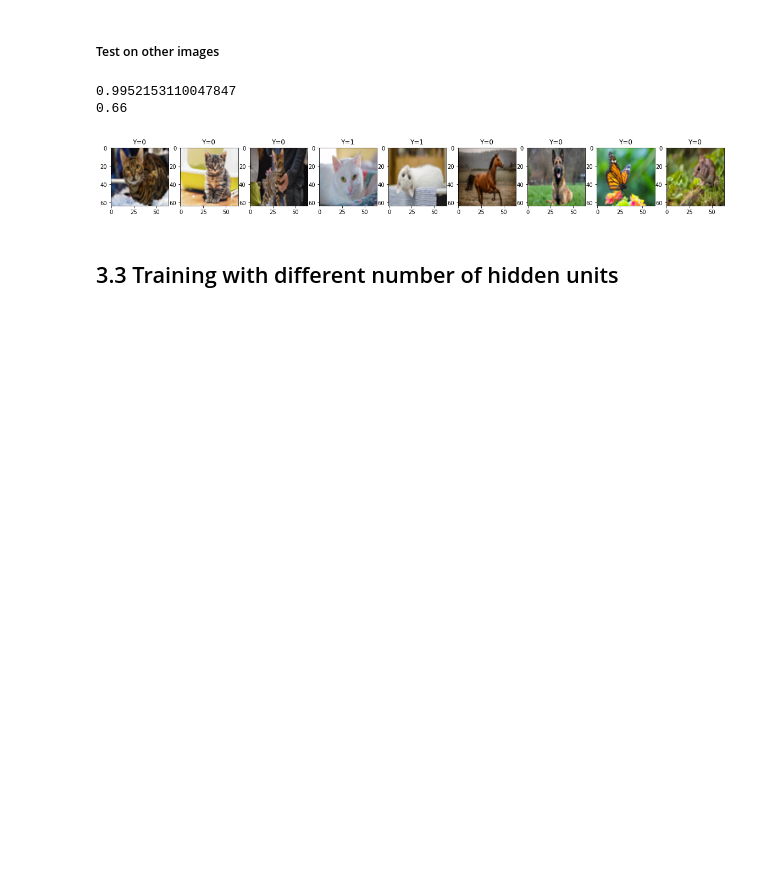
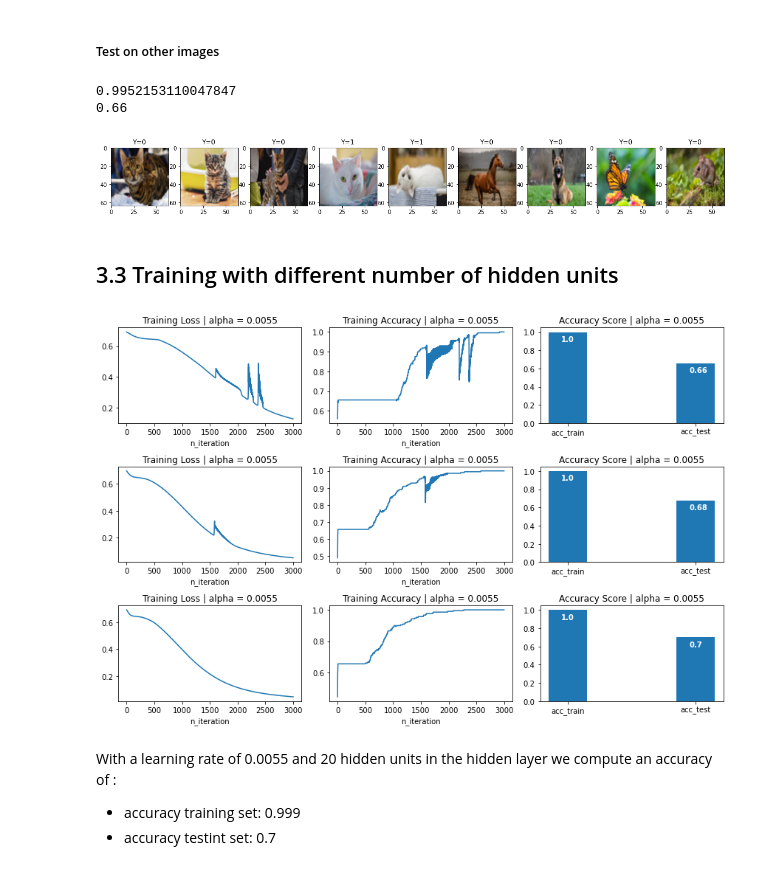
Before and after one commit to danchaud-vincent/deep-learning-specialization, a Jupyter notebook: 04-Neural Network with one hidden layer.ipynb, the cells around one changed output. Drawn from its saved outputs; the diff is of its cells as text; code cells hidden in the pictures; blank space fills up the shorter version.

Commit message:
l layer neural network

```diff
--- a/04-Neural Network with one hidden layer.ipynb
+++ b/04-Neural Network with one hidden layer.ipynb
@@ -852,3 +861,47 @@ for i,image_name in enumerate(images):
 [figure]
 # %% [markdown]
 ## 3.3 Training with different number of hidden units <a class="anchor" id="section_3_3"></a>
+# %%
+n_hidden_nodes = [2,10,20]
+n_iter = 3000
+learning_rate = 0.0055
+
+fig, axs = plt.subplots(len(n_hidden_nodes),3,figsize=(12,8))
+
+for i,n_hidden_units in enumerate(n_hidden_nodes):
+
+    # Training
+    dico_training = neural_network_model(train_x_flat_norm,train_y,n_hidden_units,n_iter,learning_rate=learning_rate,display_learning=False)
+
+    # Accuracy
+    parameters = dico_training["parameters"]
+
+    acc_train = score(train_x_flat_norm,train_y,parameters)
+    acc_test = score(test_x_flat_norm,test_y,parameters)
+    x = ["acc_train","acc_test"]
+    y = [acc_train,acc_test]
+
+    # plot
+    axs[i,0].plot(dico_training["cost"])
+    axs[i,0].set_title(f"Training Loss | alpha = {learning_rate}")
+    axs[i,0].set_xlabel("n_iteration")
+
+    axs[i,1].plot(dico_training["accuracy"])
+    axs[i,1].set_title(f"Training Accuracy | alpha = {learning_rate}")
+    axs[i,1].set_xlabel("n_iteration")
+
+    axs[i,2].bar(x,y, width=0.3)
+    axs[i,2].set_title(f"Accuracy Score | alpha = {learning_rate}")
+
+    for index, value in enumerate(y):
+        axs[i,2].text(index-0.05, value-0.1, str(round(value,2)), color="white", fontweight='bold')
+
+# set the spacing between subplots
+fig.tight_layout()
+plt.show()
+# %% [output]
+[figure, added]
+# %% [markdown]
+With a learning rate of 0.0055 and 20 hidden units in the hidden layer we compute an accuracy of :
+- accuracy training set: 0.999
+- accuracy testint set: 0.7
```
Also changed, not shown: parts of 5 cells of this notebook, 1 other file.
